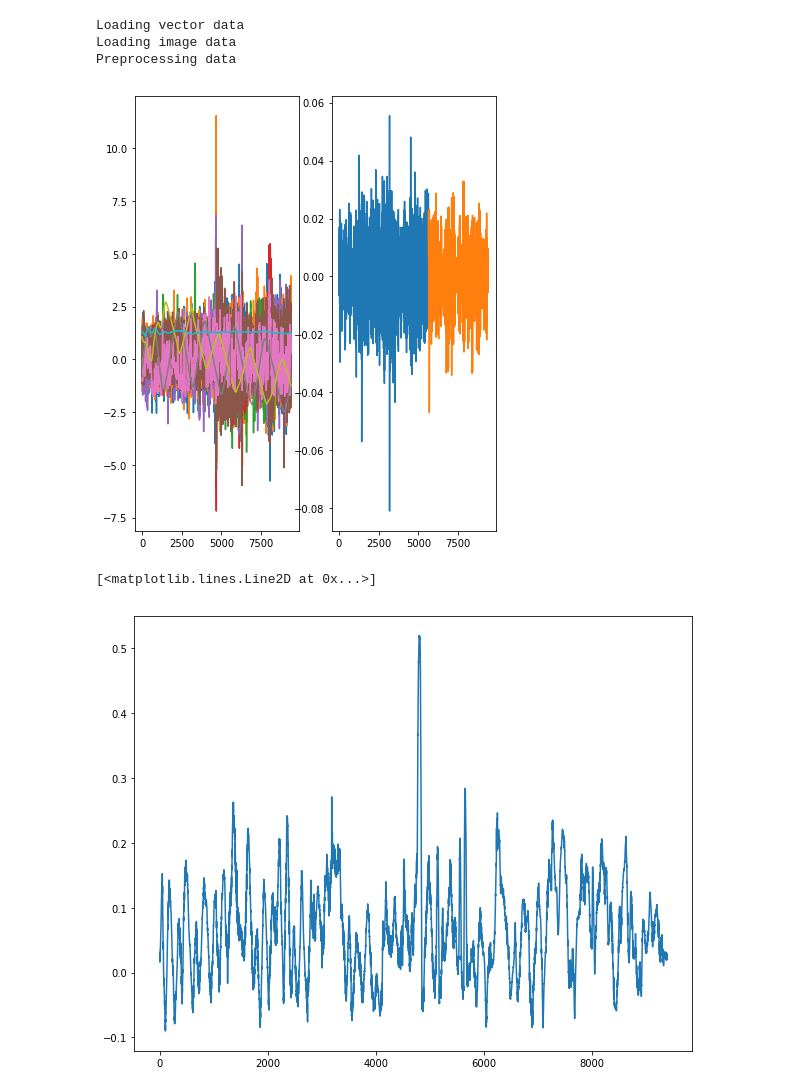
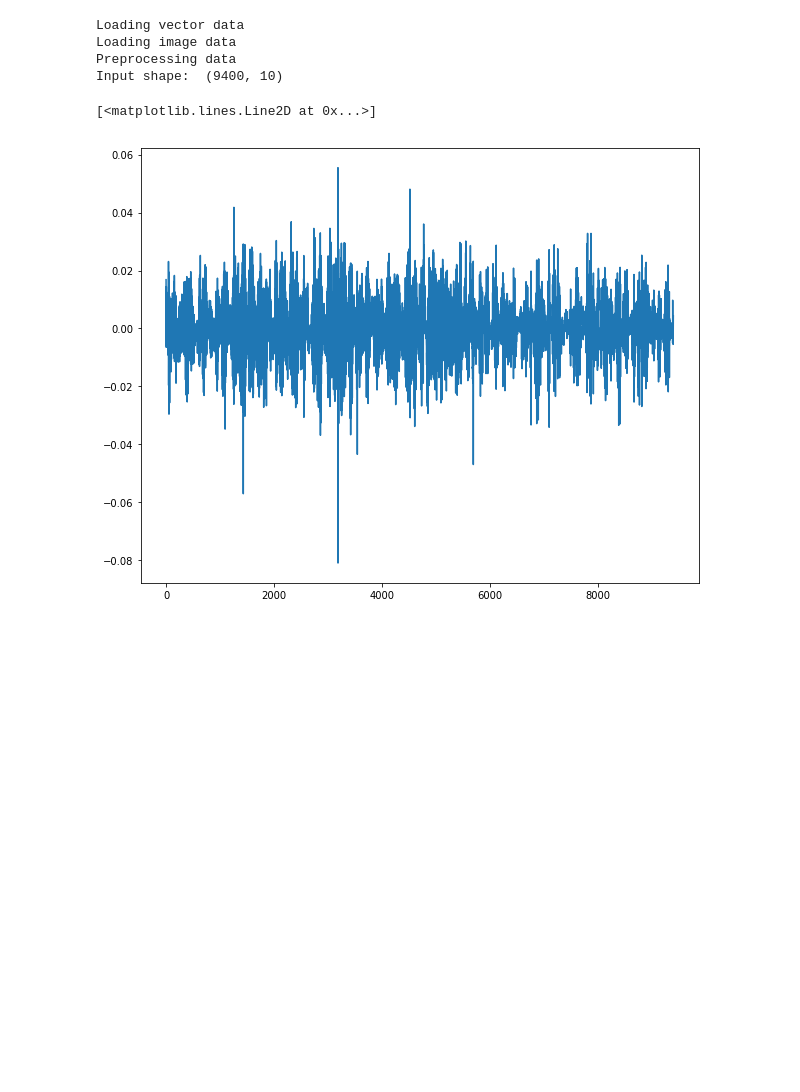
Before and after one commit to chelseas/teach-me-to-tango, a Jupyter notebook: deepRNN.ipynb, the cells around one changed output. Cells and saved outputs as stored; diff of their text form; code cells hidden in the pictures; blank space fills up the shorter version.

```diff
--- a/deepRNN.ipynb
+++ b/deepRNN.ipynb
@@ -1,12 +1,11 @@
 # %%
-## Try prediction just using a recursive network
+## Setup
 from __future__ import print_function
 import time, os, json
 import numpy as np
 import matplotlib.pyplot as plt
 import tensorflow as tf
 import csv
-import utilities
 
 %matplotlib inline
 plt.rcParams['figure.figsize'] = (10.0, 8.0) # set default size of plots
@@ -25,35 +24,36 @@ def get_session():
 # see http://stackoverflow.com/questions/1907993/autoreload-of-modules-in-ipython
 %load_ext autoreload
 %autoreload 2
-
-# Load data:
-x_data, img_data, y_data = utilities.load_data()
-# %% [output]
-Loading vector data
-Loading image data
-Preprocessing data
 # %%
-# Split training/validation data
-SPLIT_RATIO = 0.6
+TRAIN_RATIO = 0.6
 
-N_training = int(SPLIT_RATIO*x_data.shape[0])
+import utilities
+# Datafile options:
+x_data,img_data,y_data = utilities.load_data('flows_lowres_16k.npy')
+#imu_data,flows_data,y_norm = utilities.load_data('../gbucket/center_cropped_300x300.npy')
+#imu_data,x_data,y_norm = utilities.load_data('../gbucket/center_cropped_192x192.npy')
+
+# Split into training/val data:
+N_training = int(TRAIN_RATIO*x_data.shape[0])
 N_validation = x_data.shape[0]- N_training
 
 x_train = x_data[0:N_training,...]
+img_train = img_data[0:N_training,...]
 y_train = y_data[0:N_training]
 
+
+img_val = img_data[N_training:,...]
 x_val = x_data[N_training:,...]
 y_val = y_data[N_training:]
+
+print('Input shape: ', x_data.shape)
+
+# Plot the discretization with perfect classification:
+plt.plot(y_data)
+# %% [output]
+Loading vector data
+Loading image data
+Preprocessing data
+Input shape:  (9400, 10)
+[<matplotlib.lines.Line2D at 0x...>]
+[figure, added]
-# %%
-plt.subplot(1,3,1)
-plt.plot(x_train)
-plt.plot(np.arange(N_training,x_data.shape[0]),x_val)
-plt.subplot(1,3,2)
-plt.plot(y_train)
-plt.plot(np.arange(N_training,x_data.shape[0]),y_val)
-plt.show()
-plt.plot(np.cumsum(y_data))
-# %% [output]
-[figure, removed]
-[<matplotlib.lines.Line2D at 0x...>]
-[figure, removed]
```
Also changed, not shown: parts of 8 cells of this notebook.
